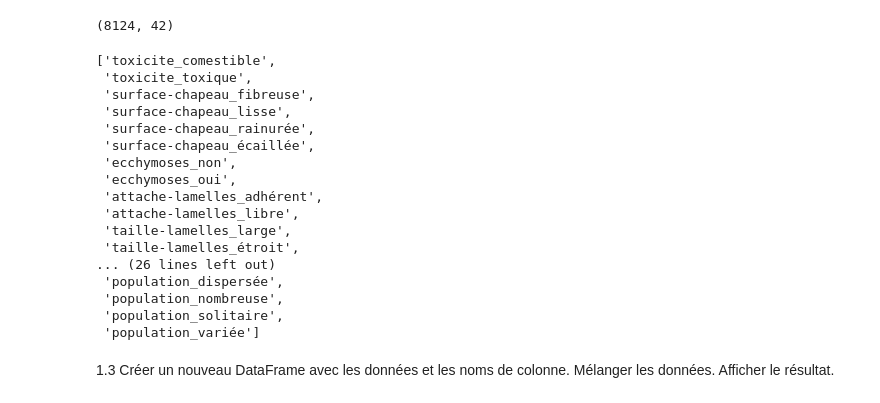
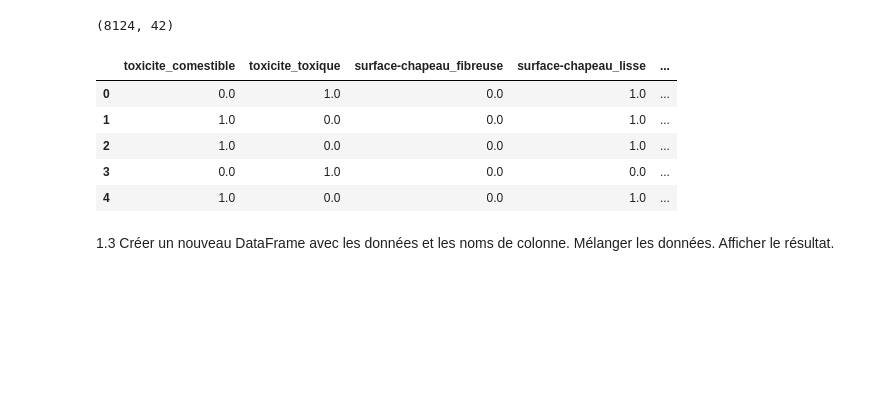
Before and after one commit to LexiNgo/data_science, a Jupyter notebook: MachineLeaning/TP1_classification_champignons.ipynb, the cells around one changed output. Drawn from its saved outputs; the diff is of its cells as text; code cells hidden in the pictures; blank space fills up the shorter version.

```diff
--- a/MachineLeaning/TP1_classification_champignons.ipynb
+++ b/MachineLeaning/TP1_classification_champignons.ipynb
@@ -69,26 +69,15 @@ dataFrame_encoded = pd.DataFrame(dataFrame_encoded, columns=encoder.get_feature_
 dataFrame_encoded.shape
 # %% [output]
 (8124, 42)
-# %%
-dataFrame_encoded.columns.tolist()
-# %% [output]
-['toxicite_comestible',
- 'toxicite_toxique',
- 'surface-chapeau_fibreuse',
- 'surface-chapeau_lisse',
- 'surface-chapeau_rainurée',
- 'surface-chapeau_écaillée',
- 'ecchymoses_non',
- 'ecchymoses_oui',
- 'attache-lamelles_adhérent',
- 'attache-lamelles_libre',
- 'taille-lamelles_large',
- 'taille-lamelles_étroit',
-... (26 lines left out)
- 'population_dispersée',
- 'population_nombreuse',
- 'population_solitaire',
- 'population_variée']
+# %%
+dataFrame_encoded.head()
+# %% [output]
+|  | toxicite_comestible | toxicite_toxique | surface-chapeau_fibreuse | surface-chapeau_lisse | ... |
+| 0 | 0.0 | 1.0 | 0.0 | 1.0 | ... |
+| 1 | 1.0 | 0.0 | 0.0 | 1.0 | ... |
+| 2 | 1.0 | 0.0 | 0.0 | 1.0 | ... |
+| 3 | 0.0 | 1.0 | 0.0 | 0.0 | ... |
+| 4 | 1.0 | 0.0 | 0.0 | 1.0 | ... |
 # %% [markdown]
 1.3 Créer un nouveau DataFrame avec les données et les noms de colonne. Mélanger les données. Afficher le résultat.
 # %% [markdown]
```
